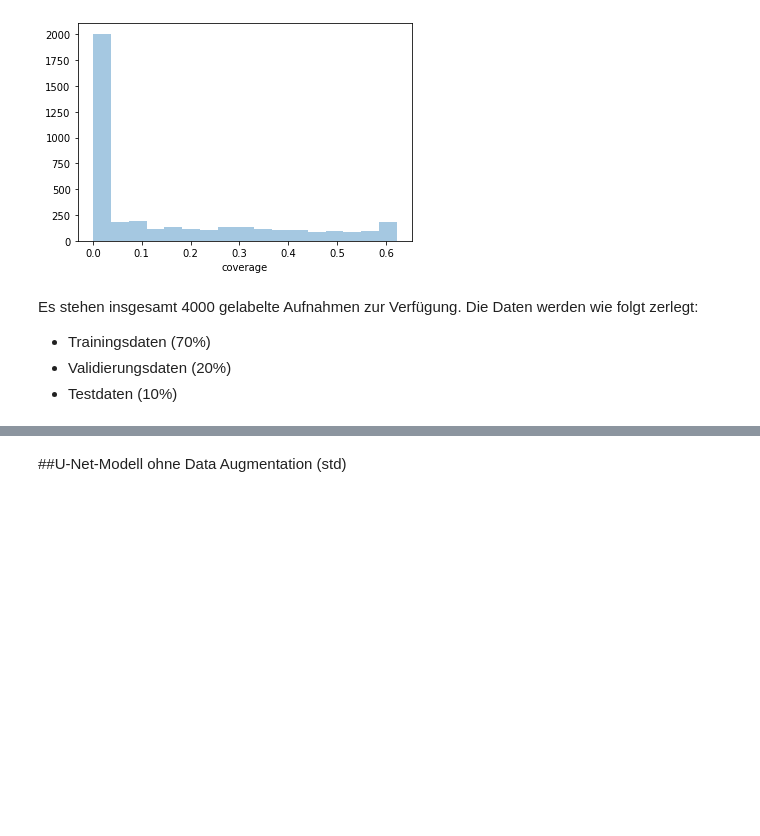
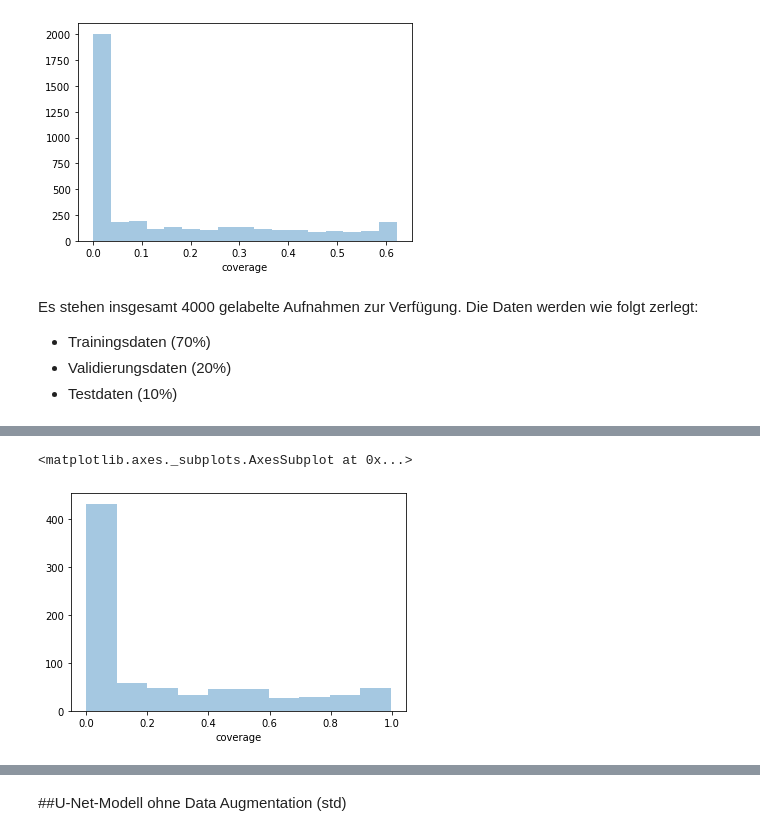
Before and after one commit to pwolscho/unet, a Jupyter notebook: u_net_final.ipynb, the cells around one changed output, grey strips where cells are left out. Cells and saved outputs as stored; diff of their text form; code cells hidden in the pictures; blank space fills up the shorter version.

```diff
--- a/u_net_final.ipynb
+++ b/u_net_final.ipynb
@@ -732,0 +843,6 @@ Name: coverage_class, Length: 3600, dtype: int64
+# %%
+# valid
+sns.distplot(dataset_valid.coverage, kde=False, label="valid")
+# %% [output]
+<matplotlib.axes._subplots.AxesSubplot at 0x...>
+[figure, added]
```
Also changed, not shown: parts of 111 cells of this notebook.
